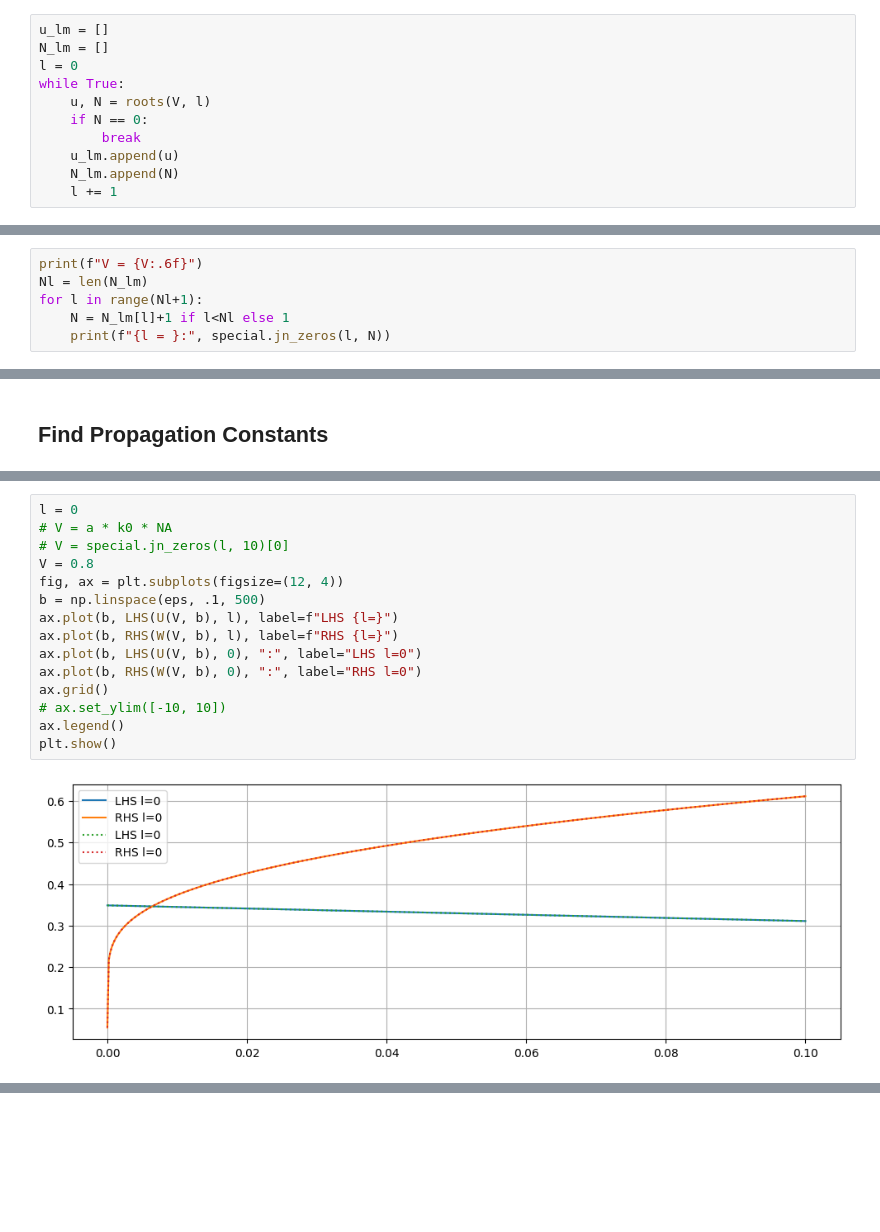
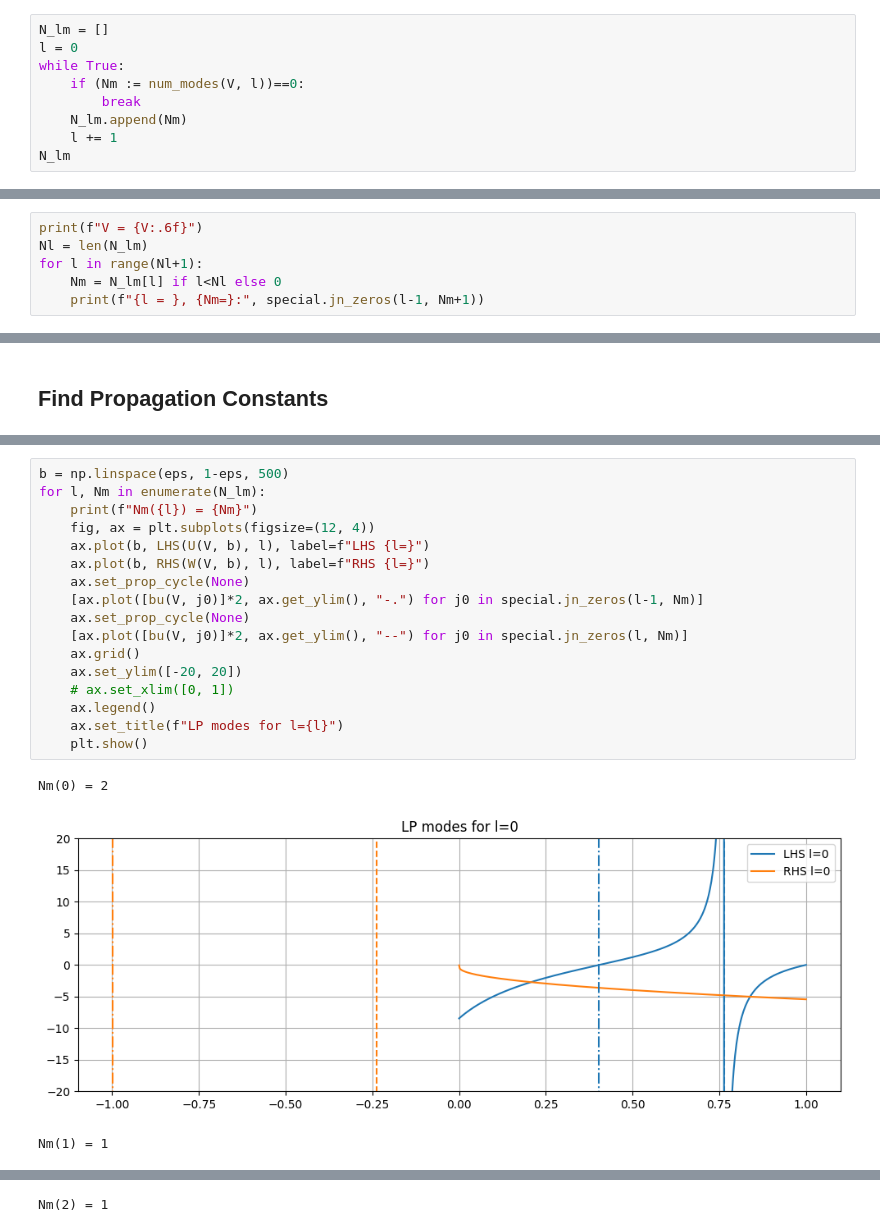
Before and after one commit to aswyatt/DA-Python, a Jupyter notebook: 2025-09/StepIndexFibre_PropConst.ipynb, the cells around one changed output, grey strips where cells are left out. Cells and saved outputs as stored; diff of their text form; blank space fills up the shorter version.

```diff
--- a/2025-09/StepIndexFibre_PropConst.ipynb
+++ b/2025-09/StepIndexFibre_PropConst.ipynb
@@ -143,13 +158,11 @@ For a given $l$, find number of roots, $J_l(\rho_{lm})=0$ such that $\rho_{lm} \
 For $l=0$, there are 2 modes per root ()
 For $l\geq1$, there are 4 modes per root ($\pm l$ and two polarizations).
 # %%
-u_lm = []
 N_lm = []
 l = 0
 while True:
-    u, N = roots(V, l)
-    if N == 0:
+    if (Nm := num_modes(V, l))==0:
         break
-    u_lm.append(u)
-    N_lm.append(N)
+    N_lm.append(Nm)
     l += 1
+N_lm
@@ -161,7 +176,7 @@ Output the zeros of the Bessel functions to make sure we haven't missed any. The
 print(f"V = {V:.6f}")
 Nl = len(N_lm)
 for l in range(Nl+1):
-    N = N_lm[l]+1 if l<Nl else 1
-    print(f"{l = }:", special.jn_zeros(l, N))
+    Nm = N_lm[l] if l<Nl else 0
+    print(f"{l = }, {Nm=}:", special.jn_zeros(l-1, Nm+1))
 # %% [output]
 V = 4.963022
@@ -224,17 +252,21 @@ def get_mode_parameters(
 # %%
-l = 0
-# V = a * k0 * NA
-# V = special.jn_zeros(l, 10)[0]
-V = 0.8
-fig, ax = plt.subplots(figsize=(12, 4))
-b = np.linspace(eps, .1, 500)
-ax.plot(b, LHS(U(V, b), l), label=f"LHS {l=}")
-ax.plot(b, RHS(W(V, b), l), label=f"RHS {l=}")
-ax.plot(b, LHS(U(V, b), 0), ":", label="LHS l=0")
-ax.plot(b, RHS(W(V, b), 0), ":", label="RHS l=0")
-ax.grid()
-# ax.set_ylim([-10, 10])
-ax.legend()
-plt.show()
+b = np.linspace(eps, 1-eps, 500)
+for l, Nm in enumerate(N_lm):
+    print(f"Nm({l}) = {Nm}")
+    fig, ax = plt.subplots(figsize=(12, 4))
+    ax.plot(b, LHS(U(V, b), l), label=f"LHS {l=}")
+    ax.plot(b, RHS(W(V, b), l), label=f"RHS {l=}")
+    ax.set_prop_cycle(None)
+    [ax.plot([bu(V, j0)]*2, ax.get_ylim(), "-.") for j0 in special.jn_zeros(l-1, Nm)]
+    ax.set_prop_cycle(None)
+    [ax.plot([bu(V, j0)]*2, ax.get_ylim(), "--") for j0 in special.jn_zeros(l, Nm)]
+    ax.grid()
+    ax.set_ylim([-20, 20])
+    # ax.set_xlim([0, 1])
+    ax.legend()
+    ax.set_title(f"LP modes for l={l}")
+    plt.show()
 # %% [output]
+Nm(0) = 2
-[figure, old version]
+[figure, new version]
+Nm(1) = 1
@@ -240,0 +274 @@ plt.show()
+Nm(2) = 1
```
Also changed, not shown: parts of 12 cells of this notebook, 1 other file.
